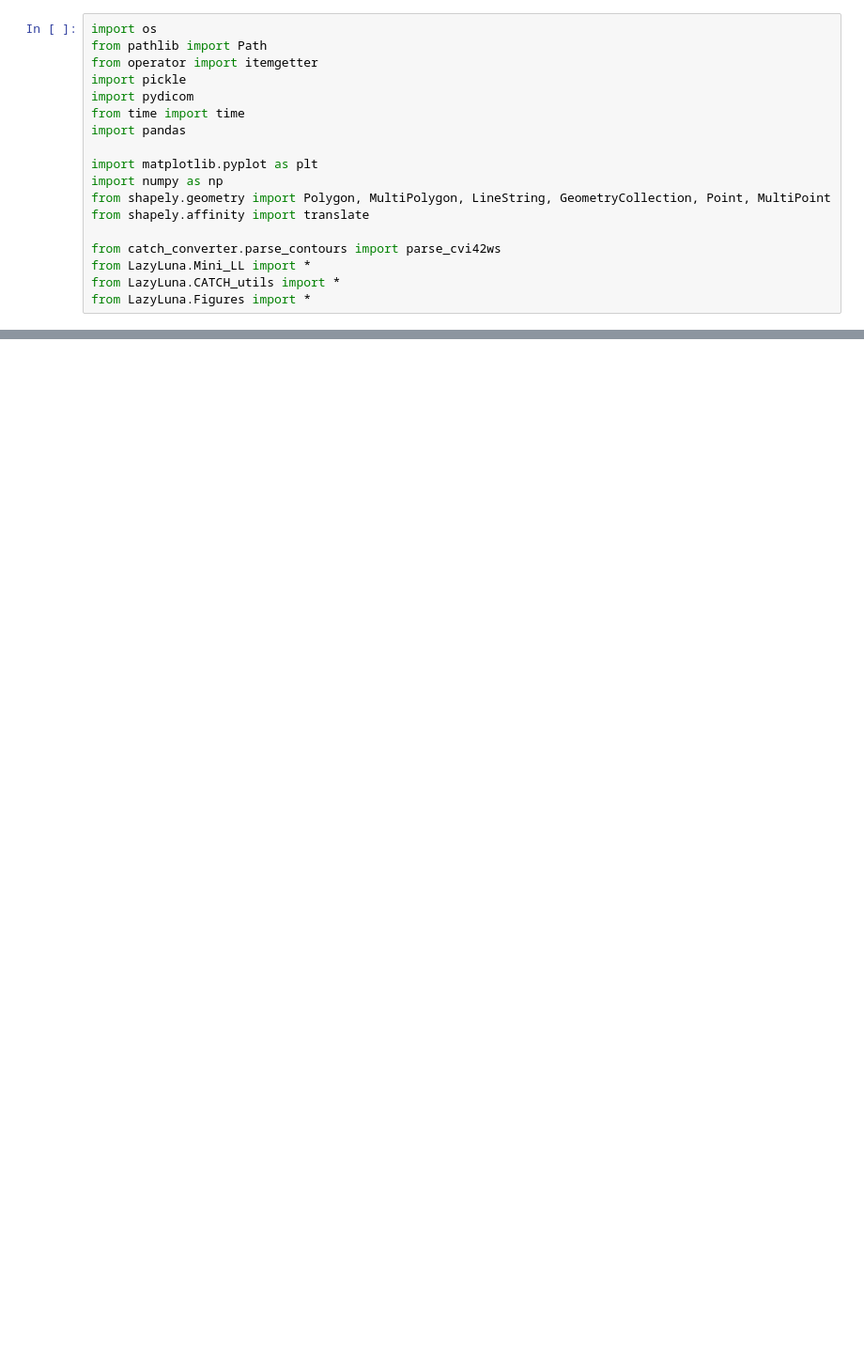
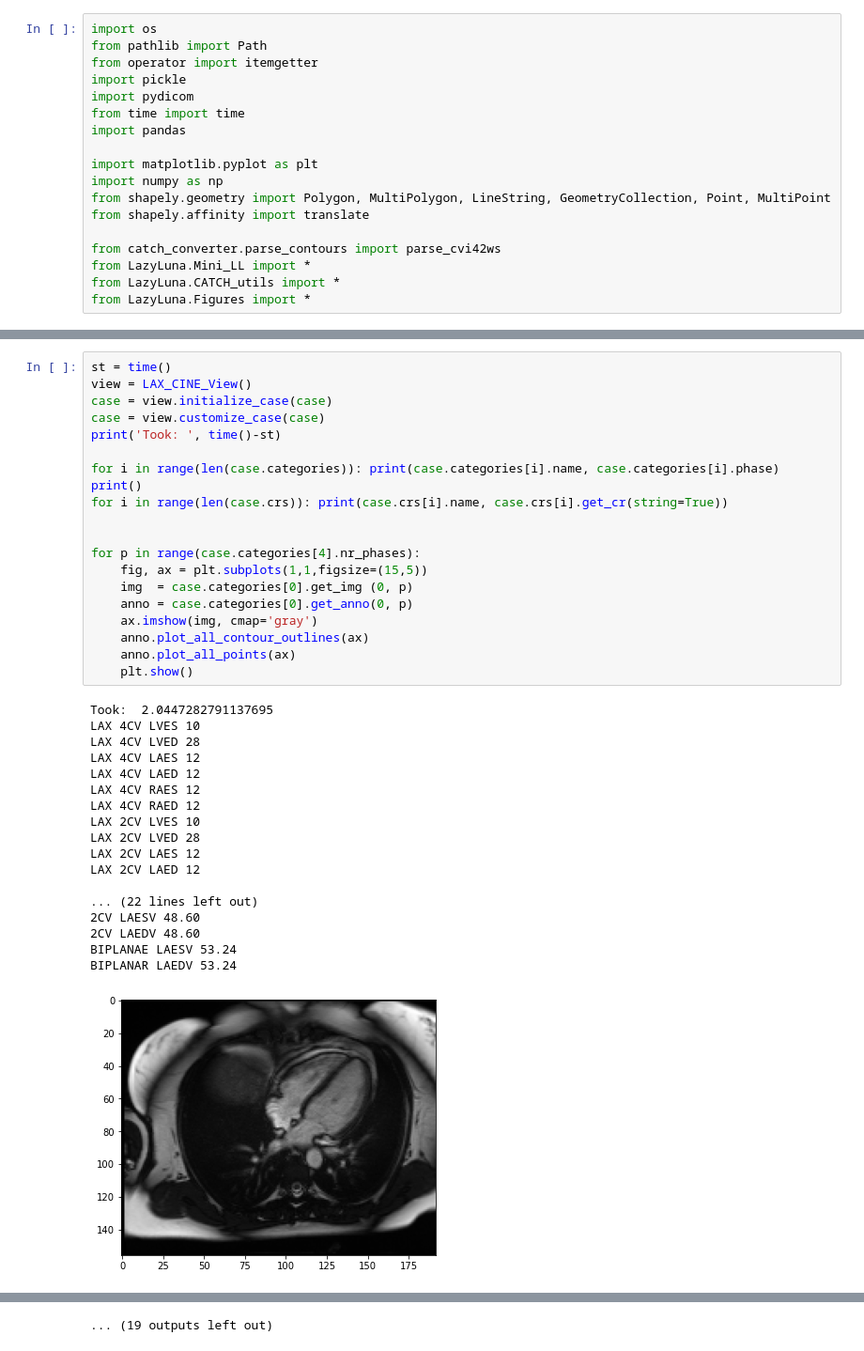
Before and after one commit to thadler/LazyLuna, a Jupyter notebook: Notebooks/TestingCamaid_LAX.ipynb, the cells around one changed output, grey strips where cells are left out. Shown at 94% size. Saved outputs shown, nothing was run; the diff lists cells and outputs as text; blank space fills up the shorter version.

```diff
--- a/Notebooks/TestingCamaid_LAX.ipynb
+++ b/Notebooks/TestingCamaid_LAX.ipynb
@@ -529,0 +75,39 @@ BIPLANE LVEDV 164.69
+# %%
+st = time()
+view = LAX_CINE_View()
+case = view.initialize_case(case)
+case = view.customize_case(case)
+print('Took: ', time()-st)
+
+for i in range(len(case.categories)): print(case.categories[i].name, case.categories[i].phase)
+print()
+for i in range(len(case.crs)): print(case.crs[i].name, case.crs[i].get_cr(string=True))
+
+
+for p in range(case.categories[4].nr_phases):
+    fig, ax = plt.subplots(1,1,figsize=(15,5))
+    img  = case.categories[0].get_img (0, p)
+    anno = case.categories[0].get_anno(0, p)
+    ax.imshow(img, cmap='gray')
+    anno.plot_all_contour_outlines(ax)
+    anno.plot_all_points(ax)
+    plt.show()
+# %% [output]
+Took:  2.0447282791137695
+LAX 4CV LVES 10
+LAX 4CV LVED 28
+LAX 4CV LAES 12
+LAX 4CV LAED 12
+LAX 4CV RAES 12
+LAX 4CV RAED 12
+LAX 2CV LVES 10
+LAX 2CV LVED 28
+LAX 2CV LAES 12
+LAX 2CV LAED 12
+
+... (22 lines left out)
+2CV LAESV 48.60
+2CV LAEDV 48.60
+BIPLANAE LAESV 53.24
+BIPLANAR LAEDV 53.24
+[figure, added]
@@ -529,0 +124 @@ BIPLANE LVEDV 164.69
+... (19 outputs left out)
```
Also changed, not shown: parts of 6 cells of this notebook, 1 other file.
